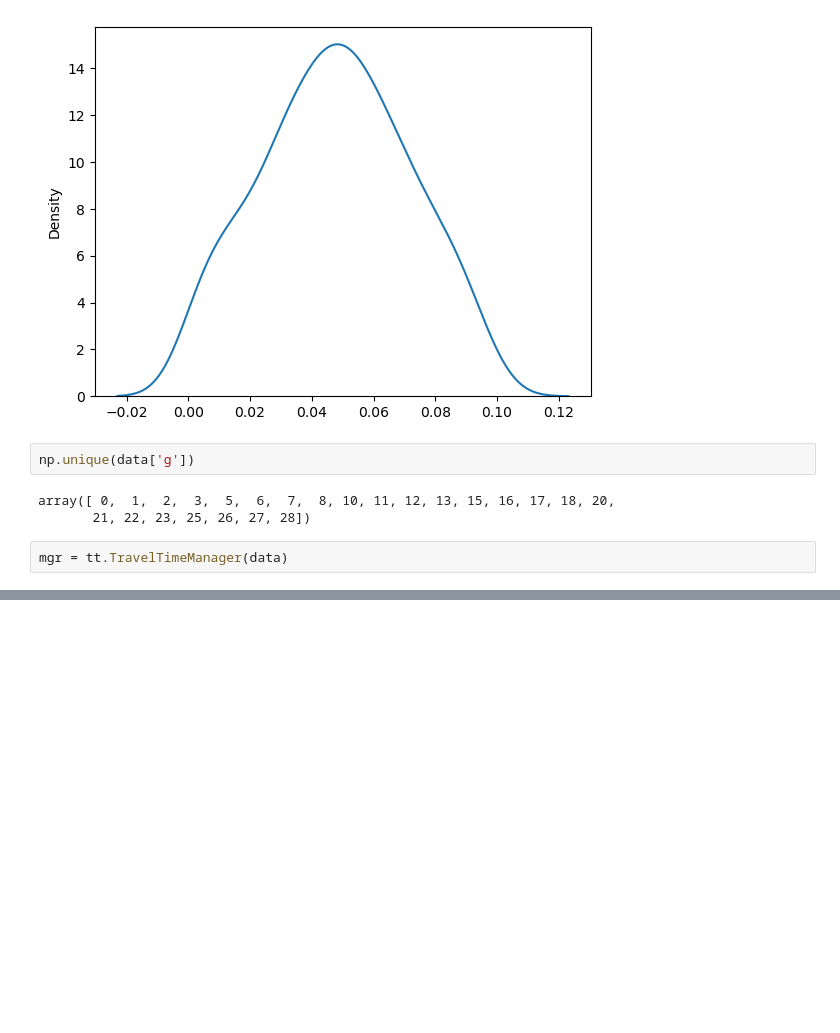
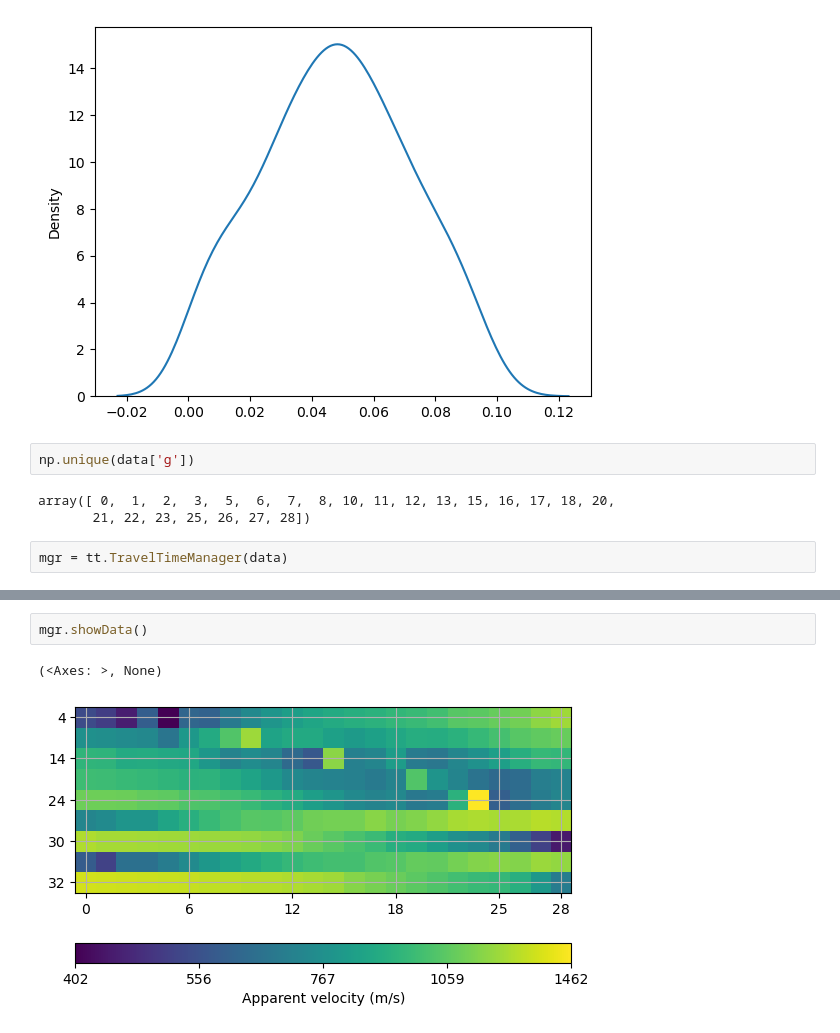
Before and after one commit to jcmefra/curso_python_git, a Jupyter notebook: modulo_3/inv_refra_1.ipynb, the cells around one changed output, grey strips where cells are left out. Drawn from its saved outputs; the diff is of its cells as text; blank space fills up the shorter version.

```diff
--- a/modulo_3/inv_refra_1.ipynb
+++ b/modulo_3/inv_refra_1.ipynb
@@ -63,0 +36,5 @@ inv.iter 2 ... chi² =    1.90 (dPhi = 56.36%) lam: 20.0
+# %%
+mgr.showData()
+# %% [output]
+(<Axes: >, None)
+[figure, added]
```
Also changed, not shown: parts of 8 cells of this notebook.
